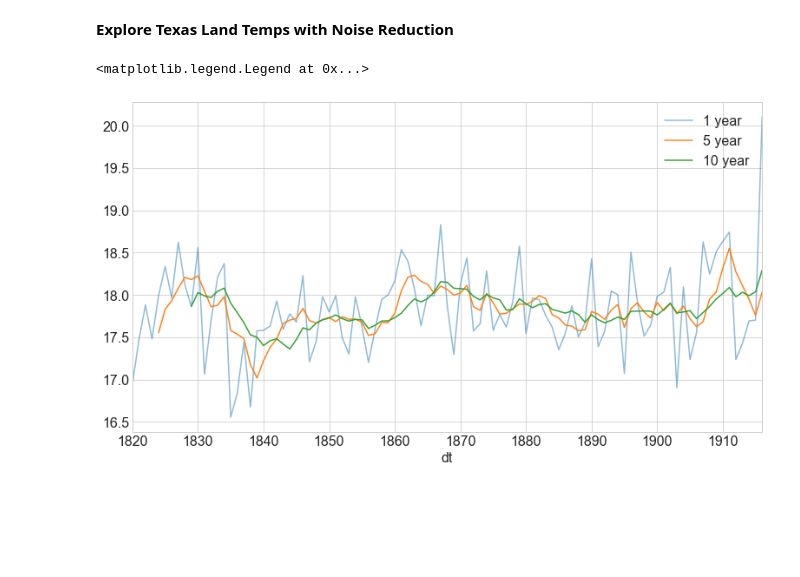
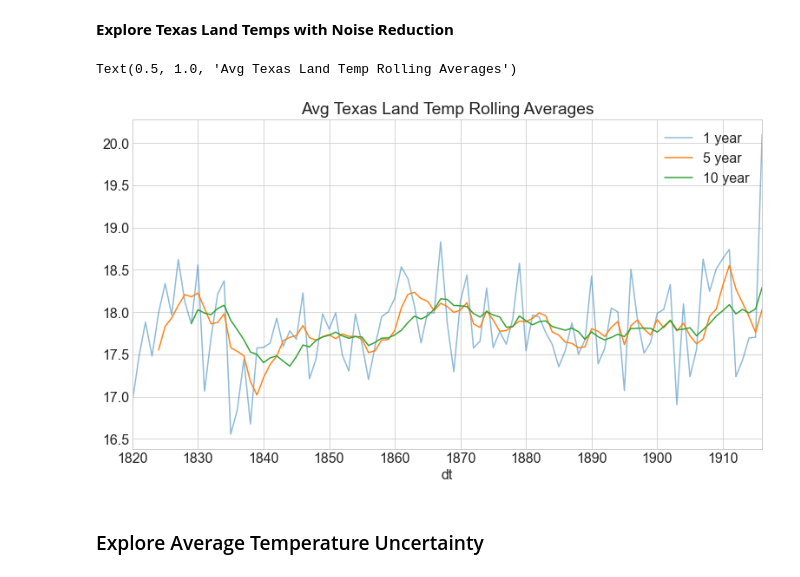
Before and after one commit to justin-m-sullivan/TSA_Earth_Surface_Temp, a Jupyter notebook: texas_land_temps_explore.ipynb, the cells around one changed output. Cells and saved outputs as stored; diff of their text form; code cells hidden in the pictures; blank space fills up the shorter version.

```diff
--- a/texas_land_temps_explore.ipynb
+++ b/texas_land_temps_explore.ipynb
@@ -222,9 +295,12 @@ A lot of noise need reduction
 # %%
 #Visualize with rolling averages to reduce noise
 y.resample('Y').mean().rolling(1).mean().plot(alpha=.5, label='1 year')
 y.resample('Y').mean().rolling(5).mean().plot(alpha=8, label='5 year')
 y.resample('Y').mean().rolling(10).mean().plot(alpha=8, label='10 year')
 plt.legend()
+plt.title('Avg Texas Land Temp Rolling Averages')
 # %% [output]
-<matplotlib.legend.Legend at 0x...>
+Text(0.5, 1.0, 'Avg Texas Land Temp Rolling Averages')
-[figure, old version]
+[figure, new version]
+# %% [markdown]
+### Explore Average Temperature Uncertainty
```
Also changed, not shown: parts of 59 cells of this notebook.
